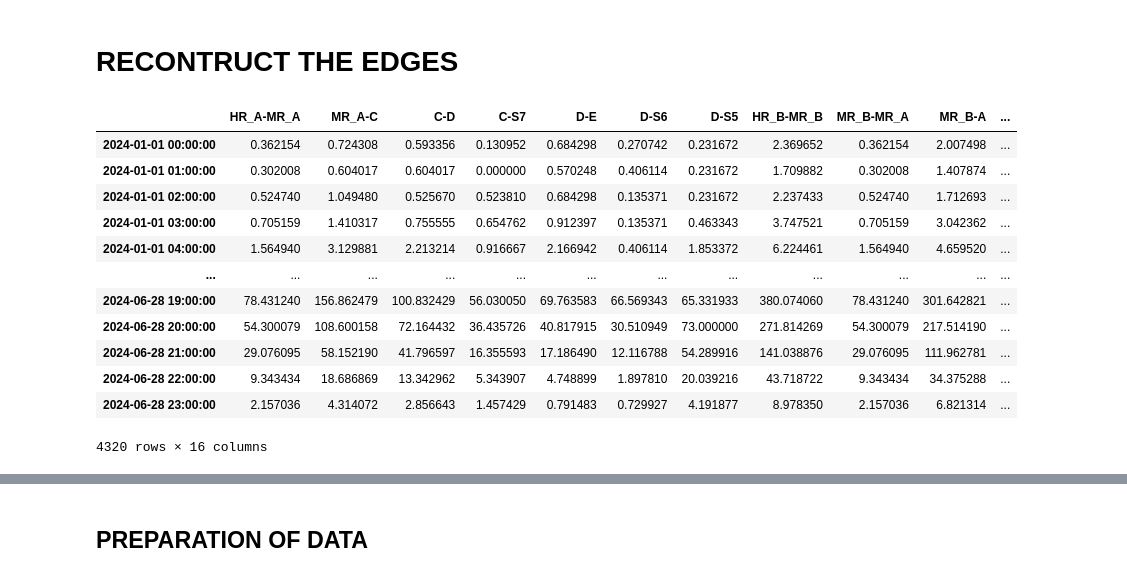
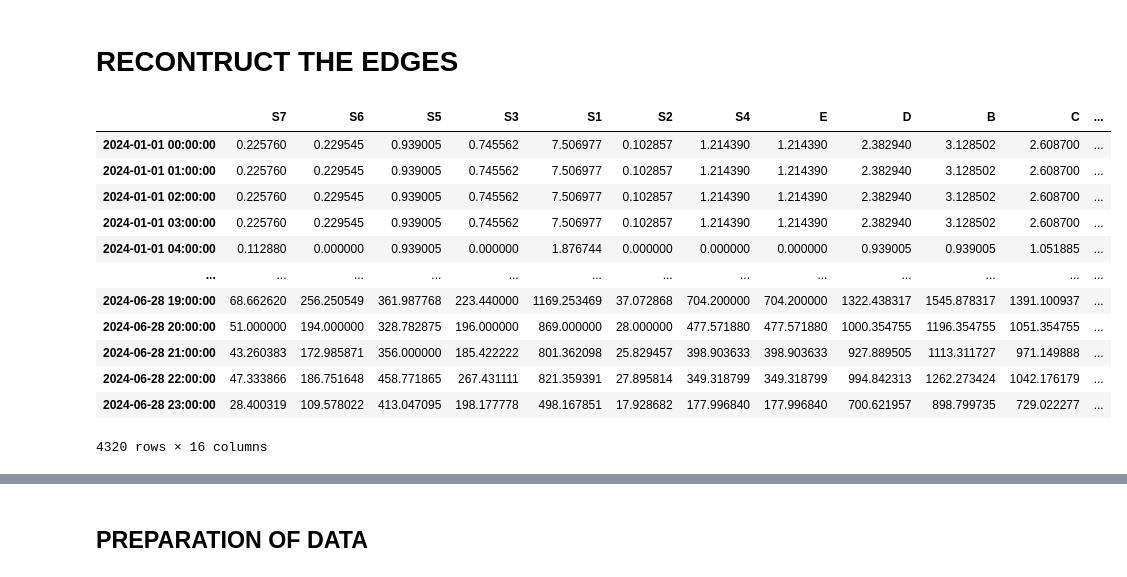
Before and after one commit to vmasuero/AFE, a Jupyter notebook: Modular/OLD/RawData_Simulation - Copy.ipynb, the cells around one changed output, grey strips where cells are left out. Saved outputs shown, nothing was run; the diff lists cells and outputs as text; code cells hidden in the pictures.

```diff
--- a/Modular/OLD/RawData_Simulation - Copy.ipynb
+++ b/Modular/OLD/RawData_Simulation - Copy.ipynb
@@ -237,5 +248,15 @@ Edges: [('HR_A-MR_A', 'MR_A-C'), ('MR_A-C', 'C-D'), ('MR_A-C', 'C-S7'), ('C-D',
 # %% [markdown]
 # CREATING DEMANDS
+# %%
+RANGES_DEMANDS = {
+    'S1': (800, 1000),
+    'S2': (10, 30),
+    'S3': (100, 200),
+    'S4': (500, 600),
+    'S5': (300, 400),
+    'S6': (100, 200),
+    'S7': (50, 60)
+}
 # %%
 def create_skewed_series(n_points, max_val, skewness, sigma=1.0):
     """
@@ -335,46 +404,101 @@ def calculate_upward_flow(G, leaf_flows):
     # This ensures children are processed before parents
     nodes_bottom_up = list(nx.topological_sort(G))[::-1]
 
     for v in nodes_bottom_up:
         # The flow leaving this node is its accumulated node_flow
         current_flow = node_flows[v]
 
         # Get predecessors (the "upward" targets)
         preds = list(G.predecessors(v))
 
         if preds:
             # Distribute the flow to predecessors
             # Here we split it equally, but you could use edge weights
             flow_per_pred = current_flow / len(preds)
 
             for u in preds:
                 edge_flows[(u, v)] = flow_per_pred
                 node_flows[u] += flow_per_pred
 
     return node_flows, edge_flows
 
+def calculate_network_flow(G, known_flows):
+    """
+    Propagates flow values through the network using Kirchhoff's Law.
+    Works bi-directionally (can solve Parents from Children, or Children from Parents).
+
+    Args:
+        G (nx.DiGraph): The topology.
+        known_flows (dict): Dictionary of known node flows (e.g., {'S4': 100, 'HR_A': 500}).
+
+    Returns:
+        dict: A dictionary containing flows for ALL solvable nodes.
+    """
+    # 1. Start with what we know
+    solved_flows = known_flows.copy()
+
+    # 2. Iterate until we stop making progress
+    while True:
+        progress_made = False
+
+        # Get list of nodes we haven't solved yet
+        unknown_nodes = [n for n in G.nodes() if n not in solved_flows]
+
+        if not unknown_nodes:
+            break # All solved!
+
+        for node in unknown_nodes:
+            parents = list(G.predecessors(node))
+            children = list(G.successors(node))
+
+            # --- STRATEGY A: Aggregation (Calculate from Parents) ---
+            # "I am a sink for my parents. My flow is their sum."
+            # Condition: We must know ALL parents.
+            if len(parents) > 0 and all(p in solved_flows for p in parents):
+                total_in = sum(solved_flows[p] for p in parents)
+                solved_flows[node] = total_in
+                progress_made = True
+                continue
+
+            # --- STRATEGY B: Source Calculation (Calculate from Children) ---
+            # "I am a source for my children. My flow is their sum."
+            # Condition: We must know ALL children.
+            if len(children) > 0 and all(c in solved_flows for c in children):
+                total_out = sum(solved_flows[c] for c in children)
+                solved_flows[node] = total_out
+                progress_made = True
+                continue
+
+        # If we went through all nodes and found nothing new, we are stuck
+        if not progress_made:
+            print(f"⚠️ Calculation stopped. {len(unknown_nodes)} nodes are unsolvable (Ambiguous Split).")
+            print(f"Unsolved: {unknown_nodes}")
+            break
+
+    return solved_flows
+
 
 RAW_DATA = []
 for _date,_flows in DEMANDS.iterrows():
-    _flow_node, _flow_egde = calculate_upward_flow(G_links,_flows.to_dict())
+    _flow_node = calculate_network_flow(G_router,_flows.to_dict())
     _row = pd.DataFrame(_flow_node, index=[_date])
     RAW_DATA.append(_row)
 
 RAW_DATA = pd.concat(RAW_DATA)
 RAW_DATA
 # %% [output]
-|  | HR_A-MR_A | MR_A-C | C-D | C-S7 | D-E | D-S6 | D-S5 | HR_B-MR_B | MR_B-MR_A | MR_B-A | ... |
-| 2024-01-01 00:00:00 | 0.362154 | 0.724308 | 0.593356 | 0.130952 | 0.684298 | 0.270742 | 0.231672 | 2.369652 | 0.362154 | 2.007498 | ... |
-| 2024-01-01 01:00:00 | 0.302008 | 0.604017 | 0.604017 | 0.000000 | 0.570248 | 0.406114 | 0.231672 | 1.709882 | 0.302008 | 1.407874 | ... |
-| 2024-01-01 02:00:00 | 0.524740 | 1.049480 | 0.525670 | 0.523810 | 0.684298 | 0.135371 | 0.231672 | 2.237433 | 0.524740 | 1.712693 | ... |
-| 2024-01-01 03:00:00 | 0.705159 | 1.410317 | 0.755555 | 0.654762 | 0.912397 | 0.135371 | 0.463343 | 3.747521 | 0.705159 | 3.042362 | ... |
-| 2024-01-01 04:00:00 | 1.564940 | 3.129881 | 2.213214 | 0.916667 | 2.166942 | 0.406114 | 1.853372 | 6.224461 | 1.564940 | 4.659520 | ... |
-| ... | ... | ... | ... | ... | ... | ... | ... | ... | ... | ... | ... |
-| 2024-06-28 19:00:00 | 78.431240 | 156.862479 | 100.832429 | 56.030050 | 69.763583 | 66.569343 | 65.331933 | 380.074060 | 78.431240 | 301.642821 | ... |
-| 2024-06-28 20:00:00 | 54.300079 | 108.600158 | 72.164432 | 36.435726 | 40.817915 | 30.510949 | 73.000000 | 271.814269 | 54.300079 | 217.514190 | ... |
-| 2024-06-28 21:00:00 | 29.076095 | 58.152190 | 41.796597 | 16.355593 | 17.186490 | 12.116788 | 54.289916 | 141.038876 | 29.076095 | 111.962781 | ... |
-| 2024-06-28 22:00:00 | 9.343434 | 18.686869 | 13.342962 | 5.343907 | 4.748899 | 1.897810 | 20.039216 | 43.718722 | 9.343434 | 34.375288 | ... |
-| 2024-06-28 23:00:00 | 2.157036 | 4.314072 | 2.856643 | 1.457429 | 0.791483 | 0.729927 | 4.191877 | 8.978350 | 2.157036 | 6.821314 | ... |
+|  | S7 | S6 | S5 | S3 | S1 | S2 | S4 | E | D | B | C | ... |
+| 2024-01-01 00:00:00 | 0.225760 | 0.229545 | 0.939005 | 0.745562 | 7.506977 | 0.102857 | 1.214390 | 1.214390 | 2.382940 | 3.128502 | 2.608700 | ... |
+| 2024-01-01 01:00:00 | 0.225760 | 0.229545 | 0.939005 | 0.745562 | 7.506977 | 0.102857 | 1.214390 | 1.214390 | 2.382940 | 3.128502 | 2.608700 | ... |
+| 2024-01-01 02:00:00 | 0.225760 | 0.229545 | 0.939005 | 0.745562 | 7.506977 | 0.102857 | 1.214390 | 1.214390 | 2.382940 | 3.128502 | 2.608700 | ... |
+| 2024-01-01 03:00:00 | 0.225760 | 0.229545 | 0.939005 | 0.745562 | 7.506977 | 0.102857 | 1.214390 | 1.214390 | 2.382940 | 3.128502 | 2.608700 | ... |
+| 2024-01-01 04:00:00 | 0.112880 | 0.000000 | 0.939005 | 0.000000 | 1.876744 | 0.000000 | 0.000000 | 0.000000 | 0.939005 | 0.939005 | 1.051885 | ... |
+| ... | ... | ... | ... | ... | ... | ... | ... | ... | ... | ... | ... | ... |
+| 2024-06-28 19:00:00 | 68.662620 | 256.250549 | 361.987768 | 223.440000 | 1169.253469 | 37.072868 | 704.200000 | 704.200000 | 1322.438317 | 1545.878317 | 1391.100937 | ... |
+| 2024-06-28 20:00:00 | 51.000000 | 194.000000 | 328.782875 | 196.000000 | 869.000000 | 28.000000 | 477.571880 | 477.571880 | 1000.354755 | 1196.354755 | 1051.354755 | ... |
+| 2024-06-28 21:00:00 | 43.260383 | 172.985871 | 356.000000 | 185.422222 | 801.362098 | 25.829457 | 398.903633 | 398.903633 | 927.889505 | 1113.311727 | 971.149888 | ... |
+| 2024-06-28 22:00:00 | 47.333866 | 186.751648 | 458.771865 | 267.431111 | 821.359391 | 27.895814 | 349.318799 | 349.318799 | 994.842313 | 1262.273424 | 1042.176179 | ... |
+| 2024-06-28 23:00:00 | 28.400319 | 109.578022 | 413.047095 | 198.177778 | 498.167851 | 17.928682 | 177.996840 | 177.996840 | 700.621957 | 898.799735 | 729.022277 | ... |
 4320 rows × 16 columns
 # %%
 def display_sparse_flow_graph(G, node_values):
```
Also changed, not shown: parts of 19 cells of this notebook, 8 other files.
